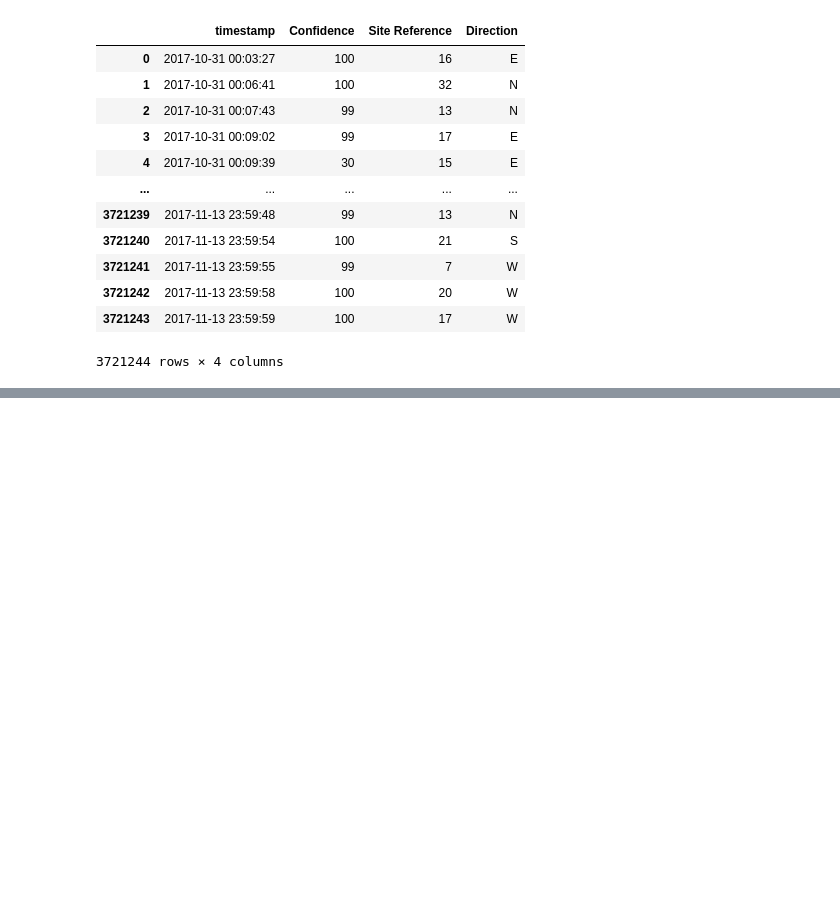
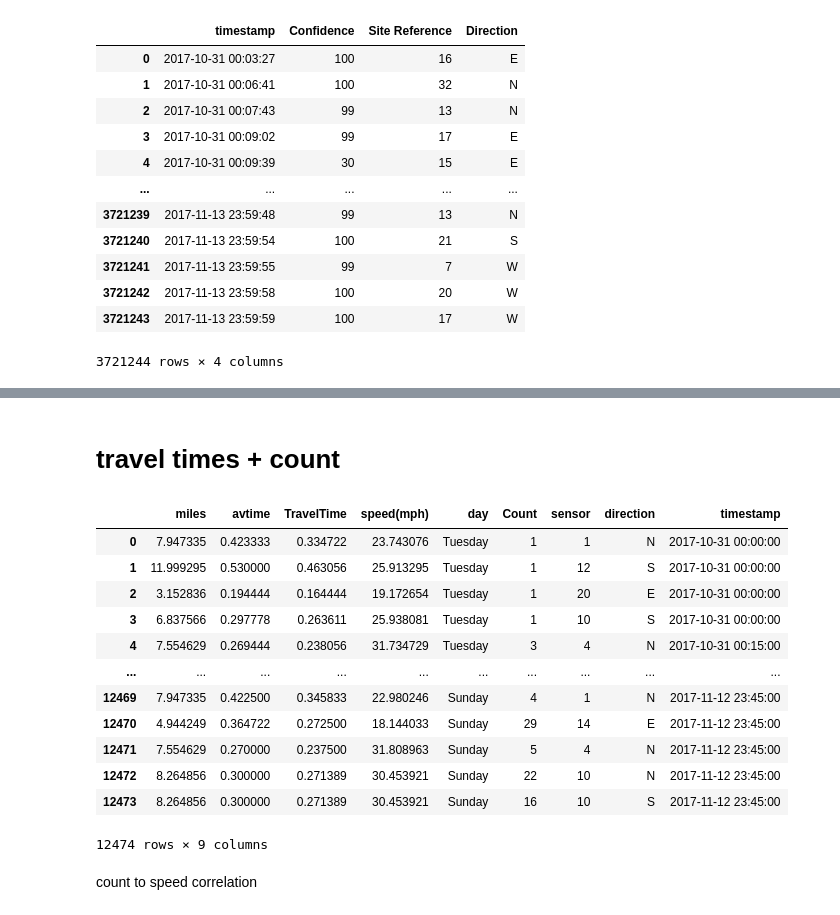
Before and after one commit to lucchinaluca/LLM-tool-calling-VIA-MCP-using-PM2.5-forecasting-model-as-tool, a Jupyter notebook: 1.traffic_data.ipynb, the cells around one changed output, grey strips where cells are left out. Saved outputs shown, nothing was run; the diff lists cells and outputs as text; code cells hidden in the pictures; blank space fills up the shorter version.

Commit message:
traffic imputation documents

```diff
--- a/1.traffic_data.ipynb
+++ b/1.traffic_data.ipynb
@@ -261,0 +354,17 @@ df
+# %%
+BATH_CENTER_LAT = 51.3814
+BATH_CENTER_LON = -2.3590
+
+def haversine(lat1, lon1, lat2, lon2):
+    R = 6371  # Earth radius in km
+
+    lat1, lon1, lat2, lon2 = map(float, [lat1, lon1, lat2, lon2])
+    lat1, lon1, lat2, lon2 = map(np.radians, [lat1, lon1, lat2, lon2])
+
+    dlat = lat2 - lat1
+    dlon = lon2 - lon1
+
+    a = np.sin(dlat/2)**2 + np.cos(lat1)*np.cos(lat2)*np.sin(dlon/2)**2
+    c = 2 * np.arcsin(np.sqrt(a))
+
+    return R * c
@@ -261,0 +414,43 @@ df
+# %%
+with open("processed_traffic_data.pkl", "wb") as f:
+    pickle.dump(sensor_dic, f)
+# %% [markdown]
+# travel times + count
+# %%
+google_count = pd.DataFrame()
+
+for fname in os.listdir("classified_datasets/traffic/route_w_count"):
+    path = f"classified_datasets/traffic/route_w_count/{fname}"
+    temp = pd.read_csv(path)
+    if "sensor" not in temp.columns:
+        temp["sensor"] = None
+        #temp["google_route"] = None
+        temp["direction"] = None
+
+    temp["sensor"] = temp["sensor"].fillna(fname.split("_")[2])
+    temp["direction"] = temp["direction"].fillna(fname.split("_")[3][0])
+
+    # -------- if I find what is google route and if its useful --------
+    # temp["google_route"] = temp["google_route"].fillna(fname.split("_")[1])
+
+    google_count = pd.concat([google_count, temp], ignore_index=True)
+
+google_count["timestamp"] = pd.to_datetime(google_count["Timestamp"], errors="coerce")
+google_count = google_count.sort_values("timestamp").reset_index(drop=True)
+google_count.drop(columns=["Timestamp"], inplace=True, errors="ignore")
+google_count = google_count.drop(columns=["Unnamed: 0", "Delay"], errors="ignore")
+google_count
+# %% [output]
+|  | miles | avtime | TravelTime | speed(mph) | day | Count | sensor | direction | timestamp |
+| 0 | 7.947335 | 0.423333 | 0.334722 | 23.743076 | Tuesday | 1 | 1 | N | 2017-10-31 00:00:00 |
+| 1 | 11.999295 | 0.530000 | 0.463056 | 25.913295 | Tuesday | 1 | 12 | S | 2017-10-31 00:00:00 |
+| 2 | 3.152836 | 0.194444 | 0.164444 | 19.172654 | Tuesday | 1 | 20 | E | 2017-10-31 00:00:00 |
+| 3 | 6.837566 | 0.297778 | 0.263611 | 25.938081 | Tuesday | 1 | 10 | S | 2017-10-31 00:00:00 |
+| 4 | 7.554629 | 0.269444 | 0.238056 | 31.734729 | Tuesday | 3 | 4 | N | 2017-10-31 00:15:00 |
+| ... | ... | ... | ... | ... | ... | ... | ... | ... | ... |
+| 12469 | 7.947335 | 0.422500 | 0.345833 | 22.980246 | Sunday | 4 | 1 | N | 2017-11-12 23:45:00 |
+| 12470 | 4.944249 | 0.364722 | 0.272500 | 18.144033 | Sunday | 29 | 14 | E | 2017-11-12 23:45:00 |
+| 12471 | 7.554629 | 0.270000 | 0.237500 | 31.808963 | Sunday | 5 | 4 | N | 2017-11-12 23:45:00 |
+| 12472 | 8.264856 | 0.300000 | 0.271389 | 30.453921 | Sunday | 22 | 10 | N | 2017-11-12 23:45:00 |
+| 12473 | 8.264856 | 0.300000 | 0.271389 | 30.453921 | Sunday | 16 | 10 | S | 2017-11-12 23:45:00 |
+12474 rows × 9 columns
@@ -261,0 +520,2 @@ df
+# %% [markdown]
+count to speed correlation
```
Also changed, not shown: parts of 32 cells of this notebook, 11 other files.
